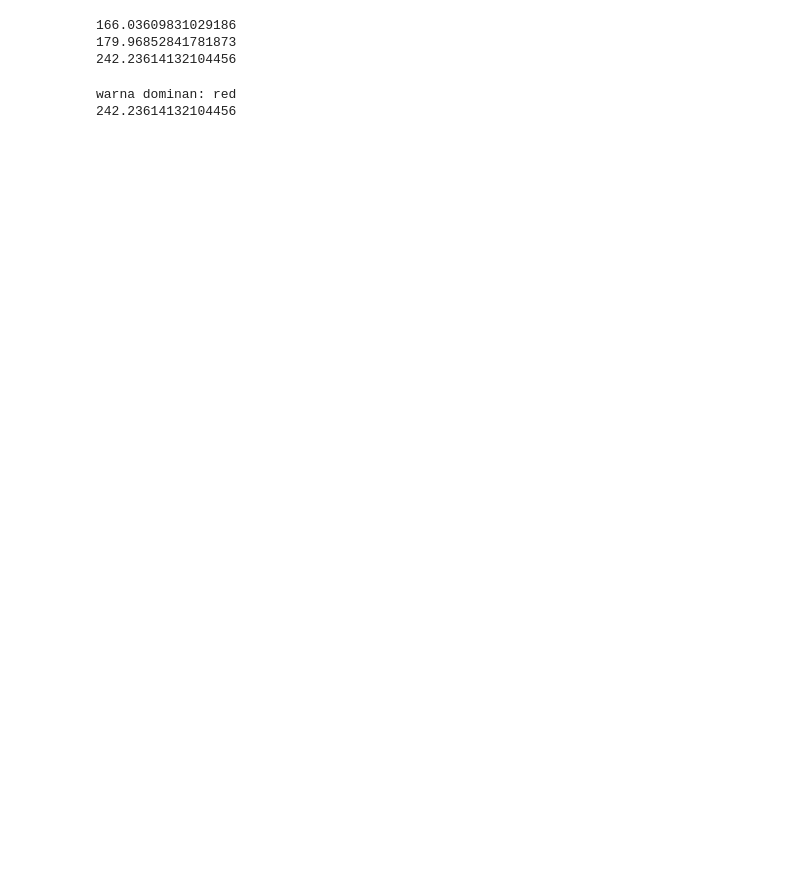
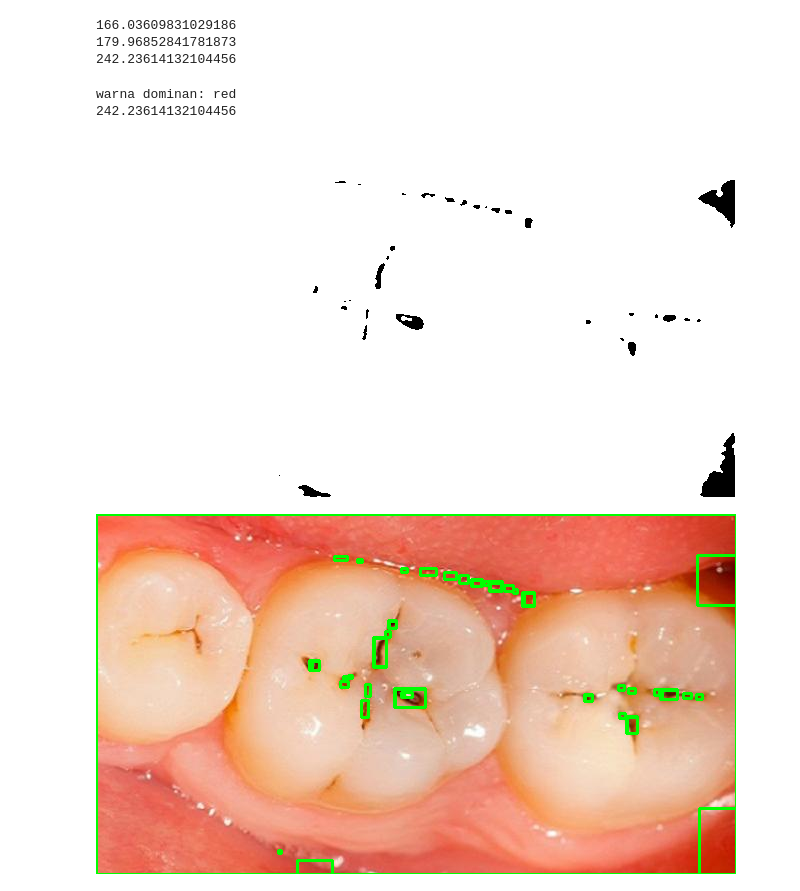
Before and after one commit to DimasAdiP/PCVK_Genap2023, a Jupyter notebook: test.ipynb, the cells around one changed output. Drawn from its saved outputs; the diff is of its cells as text; code cells hidden in the pictures; blank space fills up the shorter version.

```diff
--- a/test.ipynb
+++ b/test.ipynb
@@ -50,3 +49,38 @@ else:
 # %% [output]
 warna dominan: red
 242.23614132104456
+# %%
+import cv2
+import numpy as np
+
+# Load image and convert to grayscale
+imgr = citra
+img = citra
+gray = cv2.cvtColor(img, cv2.COLOR_BGR2GRAY)
+
+# Apply histogram equalization to enhance contrast
+clahe = cv2.createCLAHE(clipLimit=2.0, tileGridSize=(8,8))
+gray = clahe.apply(gray)
+
+# Apply bilateral filter to smooth the image while preserving edges
+gray = cv2.bilateralFilter(gray, 5, 70, 70)
+
+# Threshold the image to create a binary mask
+thresh = cv2.threshold(gray, 60, 255, cv2.THRESH_BINARY)[1]
+
+# Find contours in the binary mask
+contours, hierarchy = cv2.findContours(thresh, cv2.RETR_TREE, cv2.CHAIN_APPROX_SIMPLE)
+
+# Iterate over the contours and draw a rectangle around each tooth
+for contour in contours:
+    x,y,w,h = cv2.boundingRect(contour)
+    cv2.rectangle(img, (x,y), (x+w,y+h), (0,255,0), 2)
+
+# Show the resulting image
+cv2_imshow(thresh)
+cv2_imshow(img)
+cv2.waitKey(0)
+cv2.destroyAllWindows()
+# %% [output]
+[figure, added]
+[figure, added]
```
Also changed, not shown: parts of 1 cell of this notebook.
